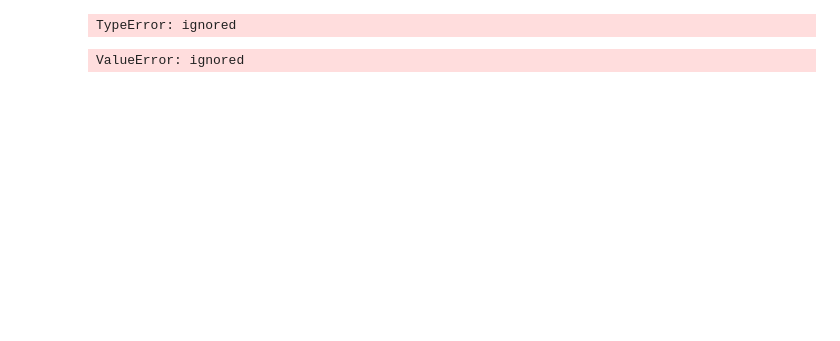
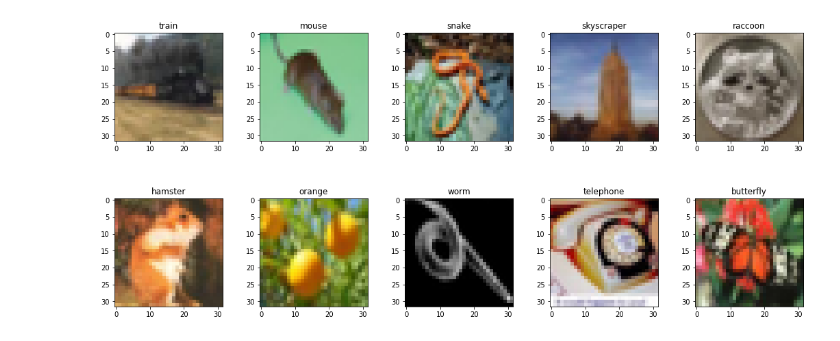
Before and after one commit to akash-agni/DeepLearning, a Jupyter notebook: CIFAR_100_Image_Classifier.ipynb, the cells around one changed output. Cells and saved outputs as stored; diff of their text form; code cells hidden in the pictures; blank space fills up the shorter version.

```diff
--- a/CIFAR_100_Image_Classifier.ipynb
+++ b/CIFAR_100_Image_Classifier.ipynb
@@ -34,15 +35,16 @@ meta_data_file = os.path.join(datadir, 'meta')
 def extract_data(filename):
   with open(filename, 'rb') as fo:
     dataset = load(fo, encoding='bytes')
-  dataset = {'images':dataset[b'data'],
-             'fine_labels':dataset[b'fine_labels'],
-             'coarse_labels':dataset[b'coarse_labels']}
-  dataset = tf.data.Dataset.from_tensors(dataset)
+  dataset[b'data'] = np.reshape(dataset[b'data'], (len(dataset[b'data']), 3, 32, 32)).transpose(0, 2, 3, 1)/255.0
+  lb_bin = LabelBinarizer().fit(np.array(dataset[b'fine_labels']))
+  dataset[b'fine_labels'] = lb_bin.transform(dataset[b'fine_labels'])
+  dataset = (dataset[b'data'],
+             dataset[b'fine_labels'])
+  dataset = tf.data.Dataset.from_tensor_slices(dataset)
   return dataset
 
 def transform_data(dataset):
-  #dataset = dataset.map(lambda x: tf.reshape(x['image'], (3, 32, 32)))
-  dataset = dataset.shuffle(100).batch(64)
+  dataset = dataset.shuffle(100).repeat().batch(64)
   return dataset
 
 def load_meta(filename):
@@ -63,11 +65,18 @@ test_dataset = extract_data(test_data_file)
 test_dataset = transform_data(test_dataset)
 
 metadata = load_meta(meta_data_file)
-# %%
-train_dataset.map(lambda x : x['images'])
-# %% [output]
-TypeError: ignored
-# %%
-tf.reshape(train_dataset, (3, 32, 32))
-# %% [output]
-ValueError: ignored
+# %%
+fig, ax = plt.subplots(nrows=2, ncols=5, figsize=(15,7))
+fig.tight_layout(pad=2)
+imgs, fine, corse = 0, 0, 0
+for i in train_dataset.take(1):
+  imgs, fine = i
+  #fine, corse = labels
+for i in range(10):
+  samp = imgs[i].numpy()
+  fn = metadata['fine_labels'][np.argmax(fine[i].numpy())]
+  #cr = metadata['coarse_labels'][corse[i].numpy()]
+  ax[int(i/5)][i%5].imshow(samp)
+  ax[int(i/5)][i%5].set_title(f"{fn}")
+# %% [output]
+[figure, added]
```
Also changed, not shown: parts of 8 cells of this notebook.
